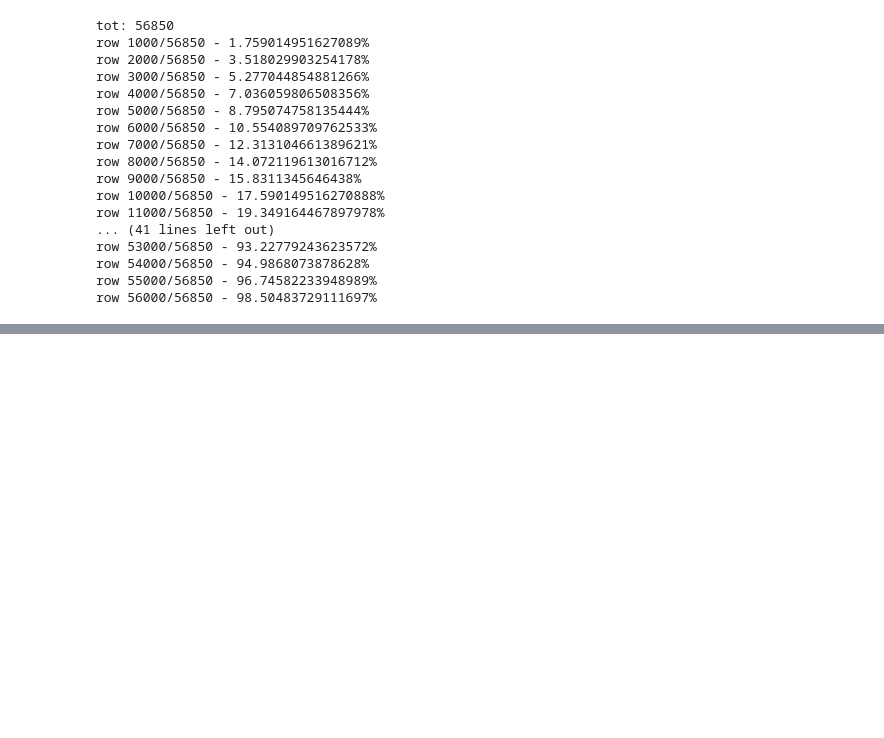
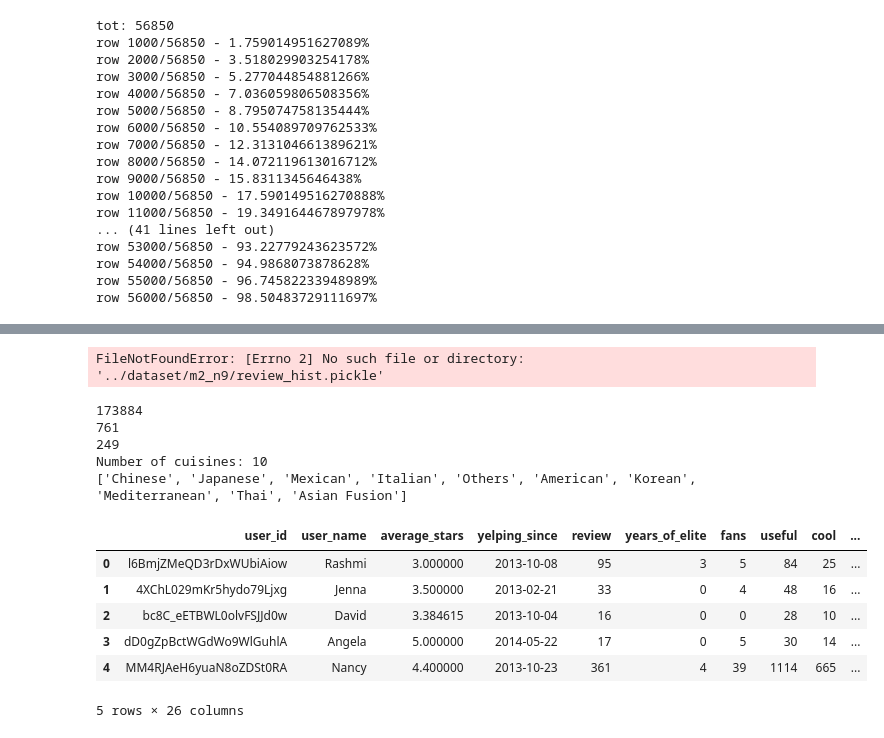
Before and after one commit to GioFic95/restaurant-recommendation-system, a Jupyter notebook: src/main_notebook.ipynb, the cells around one changed output, grey strips where cells are left out. Saved outputs shown, nothing was run; the diff lists cells and outputs as text; code cells hidden in the pictures; blank space fills up the shorter version.

```diff
--- a/src/main_notebook.ipynb
+++ b/src/main_notebook.ipynb
@@ -454,0 +503,61 @@ _del_all()
+# %%
+review_hist = _pd.read_pickle('../dataset/m2_n9/review_hist.pickle')
+review_hist.head()
+# %% [output]
+FileNotFoundError: [Errno 2] No such file or directory: '../dataset/m2_n9/review_hist.pickle'
+# %%
+categories = ', '.join(list(restaurants['categories'].unique()))
+categories = categories.split(', ')
+print(len(categories))
+
+cat = []
+for h in categories:
+    if h not in cat:
+        cat.append(h)
+
+print(len(cat))
+
+cuisines = ', '.join(list(restaurants['cuisine'].unique()))
+cuisines = cuisines.split(', ')
+print(len(cuisines))
+
+cuisines_unique = []
+for cuisine in cuisines:
+    if not cuisine in cuisines_unique:
+        cuisines_unique.append(cuisine)
+
+print("Number of cuisines: {0}".format(len(cuisines_unique)))
+print(cuisines_unique)
+# %% [output]
+173884
+761
+249
+Number of cuisines: 10
+['Chinese', 'Japanese', 'Mexican', 'Italian', 'Others', 'American', 'Korean', 'Mediterranean', 'Thai', 'Asian Fusion']
+# %%
+users = users.assign(av_rat_chinese_cuisine = 0, av_rat_japanese_cuisine = 0, av_rat_mexican_cuisine = 0,
+                     av_rat_italian_cuisine = 0, av_rat_others_cuisine = 0, av_rat_american_cuisine = 0,
+                     av_rat_korean_cuisine = 0, av_rat_mediterranean_cuisine = 0, av_rat_thai_cuisine = 0,
+                     av_rat_asianfusion_cuisine = 0)
+
+users = users.assign(av_rat_chinese_cuisine_bin = 0, av_rat_japanese_cuisine_bin = 0, av_rat_mexican_cuisine_bin = 0,
+                     av_rat_italian_cuisine_bin = 0, av_rat_others_cuisine_bin = 0, av_rat_american_cuisine_bin = 0,
+                     av_rat_korean_cuisine_bin = 0, av_rat_mediterranean_cuisine_bin = 0, av_rat_thai_cuisine_bin = 0,
+                     av_rat_asianfusion_cuisine_bin = 0)
+
+users = users.assign(av_rat_chinese_cuisine_real = 0, av_rat_japanese_cuisine_real = 0, av_rat_mexican_cuisine_real = 0,
+                     av_rat_italian_cuisine_real = 0, av_rat_others_cuisine_real = 0, av_rat_american_cuisine_real = 0,
+                     av_rat_korean_cuisine_real = 0, av_rat_mediterranean_cuisine_real = 0, av_rat_thai_cuisine_real = 0,
+                     av_rat_asianfusion_cuisine_real = 0)
+
+users = users.set_index('user_id')
+# %%
+users.head()
+# %% [output]
+|  | user_id | user_name | average_stars | yelping_since | review | years_of_elite | fans | useful | cool | ... |
+| 0 | l6BmjZMeQD3rDxWUbiAiow | Rashmi | 3.000000 | 2013-10-08 | 95 | 3 | 5 | 84 | 25 | ... |
+| 1 | 4XChL029mKr5hydo79Ljxg | Jenna | 3.500000 | 2013-02-21 | 33 | 0 | 4 | 48 | 16 | ... |
+| 2 | bc8C_eETBWL0olvFSJJd0w | David | 3.384615 | 2013-10-04 | 16 | 0 | 0 | 28 | 10 | ... |
+| 3 | dD0gZpBctWGdWo9WlGuhlA | Angela | 5.000000 | 2014-05-22 | 17 | 0 | 5 | 30 | 14 | ... |
+| 4 | MM4RJAeH6yuaN8oZDSt0RA | Nancy | 4.400000 | 2013-10-23 | 361 | 4 | 39 | 1114 | 665 | ... |
+5 rows × 26 columns
```
Also changed, not shown: parts of 7 cells of this notebook, 1 other file.
